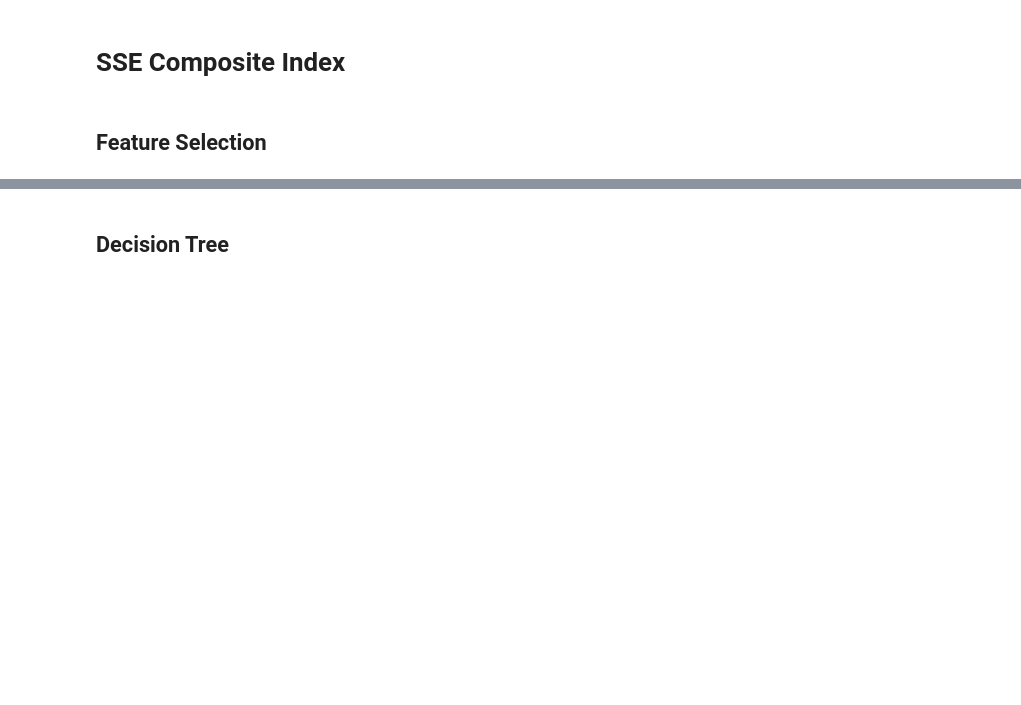
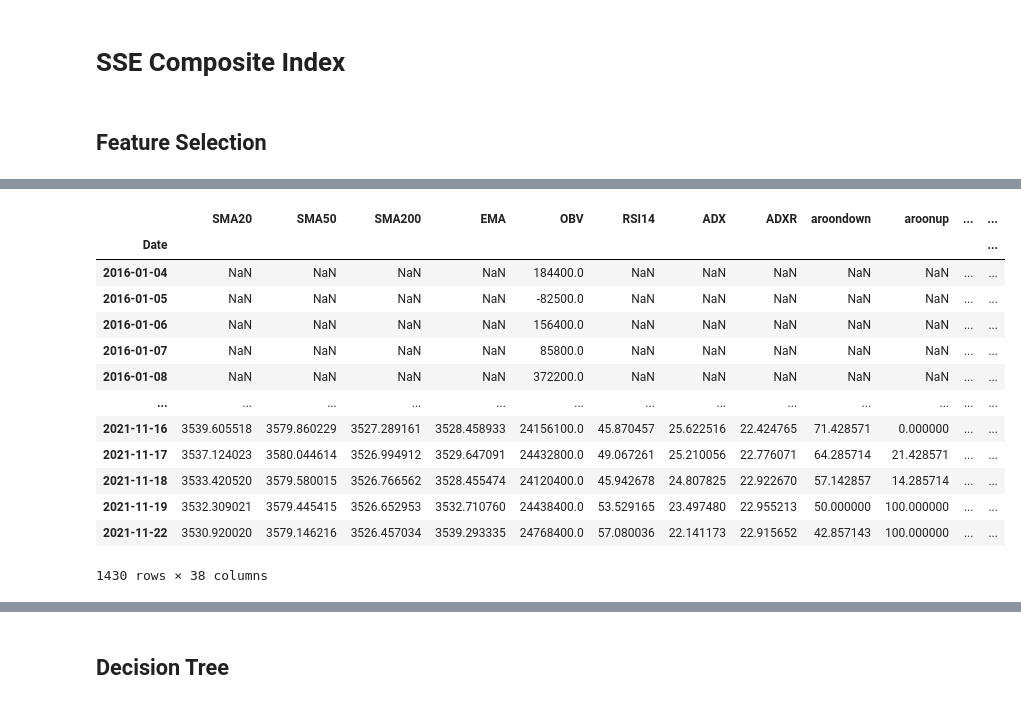
Before and after one commit to pro10150/stock-prediction, a Jupyter notebook: stock-prediction.ipynb, the cells around one changed output, grey strips where cells are left out. Drawn from its saved outputs; the diff is of its cells as text; code cells hidden in the pictures; blank space fills up the shorter version.

```diff
--- a/stock-prediction.ipynb
+++ b/stock-prediction.ipynb
@@ -547,3 +842,6 @@ Index(['ADX', 'ADXR', 'BOP', 'CMO', 'MINUS_DI', 'PPO', 'ROC', 'TRIX', 'ULTOSC',
 <h1>SSE Composite Index</h1>
 # %% [markdown]
 <h2>Feature Selection</h2>
+# %%
+sse['Future Close'] = sse['Close'].shift(-1)
+sse
@@ -549,0 +863,63 @@ Index(['ADX', 'ADXR', 'BOP', 'CMO', 'MINUS_DI', 'PPO', 'ROC', 'TRIX', 'ULTOSC',
+# %%
+target = computeTarget(sse['Close'], sse['Future Close'])
+
+sse['Target'] = target
+sse_target = sse.loc[hsi.index[-1]]
+sse = sse.dropna()
+# %%
+close = sse['Close']
+high = sse['High']
+low = sse['Low']
+open = sse['Open']
+volume  = sse['Volume']
+# %%
+sse_ti = pd.DataFrame()
+sse_ti['SMA20'] = talib.SMA(close, timeperiod=20)
+sse_ti['SMA50'] = talib.SMA(close, timeperiod=50)
+sse_ti['SMA200'] = talib.SMA(close, timeperiod=200)
+sse_ti['EMA'] = talib.EMA(close, timeperiod=14)
+sse_ti['OBV'] = talib.OBV(close, volume)
+sse_ti['RSI14'] = talib.RSI(close, timeperiod=14)
+sse_ti['ADX'] = talib.ADX(high, low, close, timeperiod=14)
+sse_ti['ADXR'] = talib.ADXR(high, low, close, timeperiod=14)
+sse_ti['aroondown'], sse_ti['aroonup'] = talib.AROON(high, low, timeperiod=14)
+sse_ti['APO'] = talib.APO(close, fastperiod=12, slowperiod=26, matype=0)
+sse_ti['AROONOSC'] = talib.AROONOSC(high, low, timeperiod=14)
+sse_ti['BOP'] = talib.BOP(open, high, low, close)
+sse_ti['CCI'] = talib.CCI(high, low, close, timeperiod=14)
+sse_ti['CMO'] = talib.CMO(close, timeperiod=14)
+sse_ti['DX'] = talib.DX(high, low, close, timeperiod=14)
+sse_ti['macd'],sse_ti['macdsignal'],sse_ti['macdhist'] = talib.MACD(close, fastperiod = 12, slowperiod=26, signalperiod=9)
+sse_ti['MFI'] = talib.MFI(high, low, close, volume, timeperiod=14)
+sse_ti['MINUS_DI'] = talib.MINUS_DI(high, low, close, timeperiod=14)
+sse_ti['MINUS_DM'] = talib.MINUS_DM(high, low, timeperiod=14)
+sse_ti['MOM'] = talib.MOM(close, timeperiod=14)
+sse_ti['PLUS_DI'] = talib.PLUS_DI(high, low, close, timeperiod=14)
+sse_ti['PLUS_DM'] = talib.PLUS_DM(high, low, timeperiod=14)
+sse_ti['PPO'] = talib.PPO(close, fastperiod=12, slowperiod=26, matype=0)
+sse_ti['ROC'] = talib.ROC(close, timeperiod=10)
+sse_ti['ROCP'] = talib.ROCP(close, timeperiod=10)
+sse_ti['ROCR'] = talib.ROCR(close, timeperiod=10)
+sse_ti['ROCR100'] = talib.ROCR100(close, timeperiod=10)
+sse_ti['slowk'], sse_ti['slowd'] = talib.STOCH(high, low, close, fastk_period=5, slowk_period=3, slowd_period=3, slowd_matype=0)
+sse_ti['fastk'], sse_ti['fastd'] = talib.STOCHF(high, low, close, fastk_period=5, fastd_period=3, fastd_matype=0)
+sse_ti['TRIX'] = talib.TRIX(close, timeperiod=30)
+sse_ti['ULTOSC'] = talib.ULTOSC(high, low, close, timeperiod1=7, timeperiod2=14, timeperiod3=28)
+sse_ti['WILLR'] = talib.WILLR(high, low, close, timeperiod=14)
+sse_ti['Target'] = sse['Target']
+sse_ti
+# %% [output]
+|  | SMA20 | SMA50 | SMA200 | EMA | OBV | RSI14 | ADX | ADXR | aroondown | aroonup | ... | ... |
+| Date |  |  |  |  |  |  |  |  |  |  |  | ... |
+| 2016-01-04 | NaN | NaN | NaN | NaN | 184400.0 | NaN | NaN | NaN | NaN | NaN | ... | ... |
+| 2016-01-05 | NaN | NaN | NaN | NaN | -82500.0 | NaN | NaN | NaN | NaN | NaN | ... | ... |
+| 2016-01-06 | NaN | NaN | NaN | NaN | 156400.0 | NaN | NaN | NaN | NaN | NaN | ... | ... |
+| 2016-01-07 | NaN | NaN | NaN | NaN | 85800.0 | NaN | NaN | NaN | NaN | NaN | ... | ... |
+| 2016-01-08 | NaN | NaN | NaN | NaN | 372200.0 | NaN | NaN | NaN | NaN | NaN | ... | ... |
+| ... | ... | ... | ... | ... | ... | ... | ... | ... | ... | ... | ... | ... |
+| 2021-11-16 | 3539.605518 | 3579.860229 | 3527.289161 | 3528.458933 | 24156100.0 | 45.870457 | 25.622516 | 22.424765 | 71.428571 | 0.000000 | ... | ... |
+| 2021-11-17 | 3537.124023 | 3580.044614 | 3526.994912 | 3529.647091 | 24432800.0 | 49.067261 | 25.210056 | 22.776071 | 64.285714 | 21.428571 | ... | ... |
+| 2021-11-18 | 3533.420520 | 3579.580015 | 3526.766562 | 3528.455474 | 24120400.0 | 45.942678 | 24.807825 | 22.922670 | 57.142857 | 14.285714 | ... | ... |
+| 2021-11-19 | 3532.309021 | 3579.445415 | 3526.652953 | 3532.710760 | 24438400.0 | 53.529165 | 23.497480 | 22.955213 | 50.000000 | 100.000000 | ... | ... |
+| 2021-11-22 | 3530.920020 | 3579.146216 | 3526.457034 | 3539.293335 | 24768400.0 | 57.080036 | 22.141173 | 22.915652 | 42.857143 | 100.000000 | ... | ... |
+1430 rows × 38 columns
```
Also changed, not shown: parts of 51 cells of this notebook.
